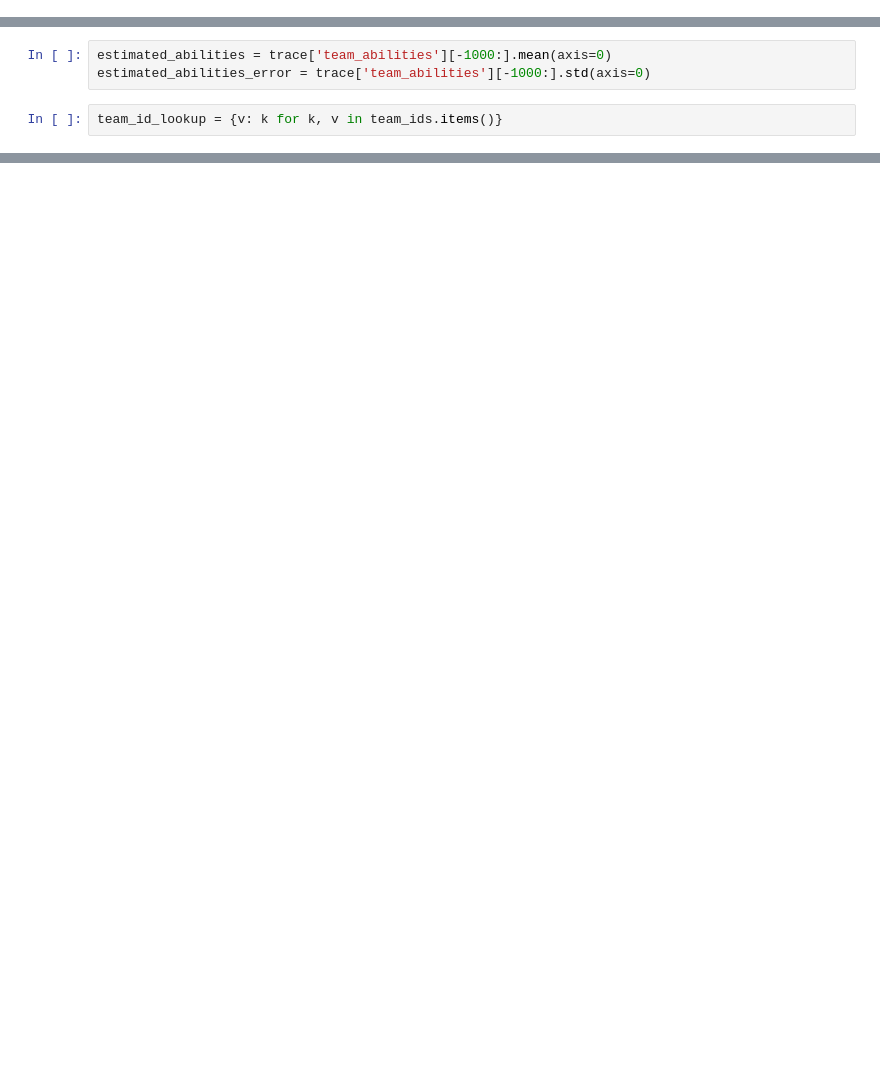
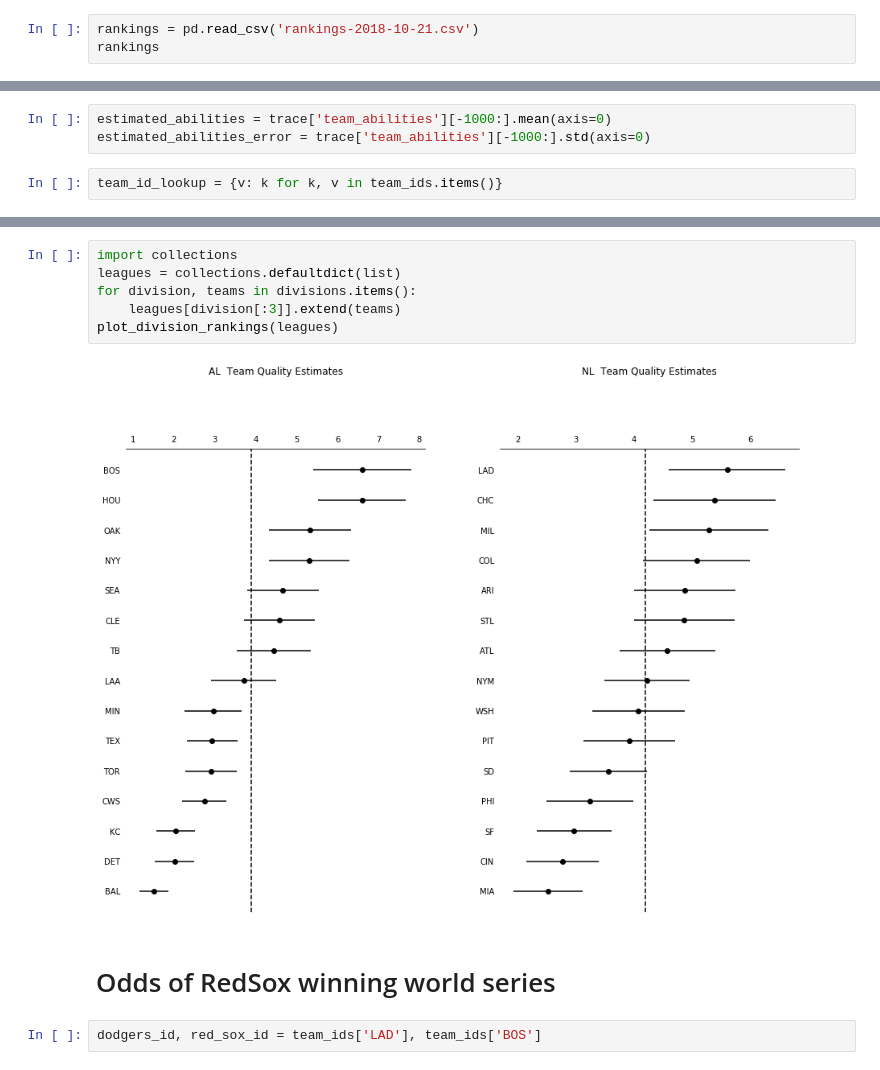
Before and after one commit to dantegates/mlb-statcast, a Jupyter notebook: bayesian-ranking-full.ipynb, the cells around one changed output, grey strips where cells are left out. Saved outputs shown, nothing was run; the diff lists cells and outputs as text; blank space fills up the shorter version.

```diff
--- a/bayesian-ranking-full.ipynb
+++ b/bayesian-ranking-full.ipynb
@@ -85,0 +59,3 @@ rankings
+# %%
+rankings = pd.read_csv('rankings-2018-10-21.csv')
+rankings
@@ -256,0 +306,12 @@ simulate_outcome('BOS', 'PHI')
+# %%
+import collections
+leagues = collections.defaultdict(list)
+for division, teams in divisions.items():
+    leagues[division[:3]].extend(teams)
+plot_division_rankings(leagues)
+# %% [output]
+[figure, added]
+# %% [markdown]
+# Odds of RedSox winning world series
+# %%
+dodgers_id, red_sox_id = team_ids['LAD'], team_ids['BOS']
```
Also changed, not shown: parts of 41 cells of this notebook.
